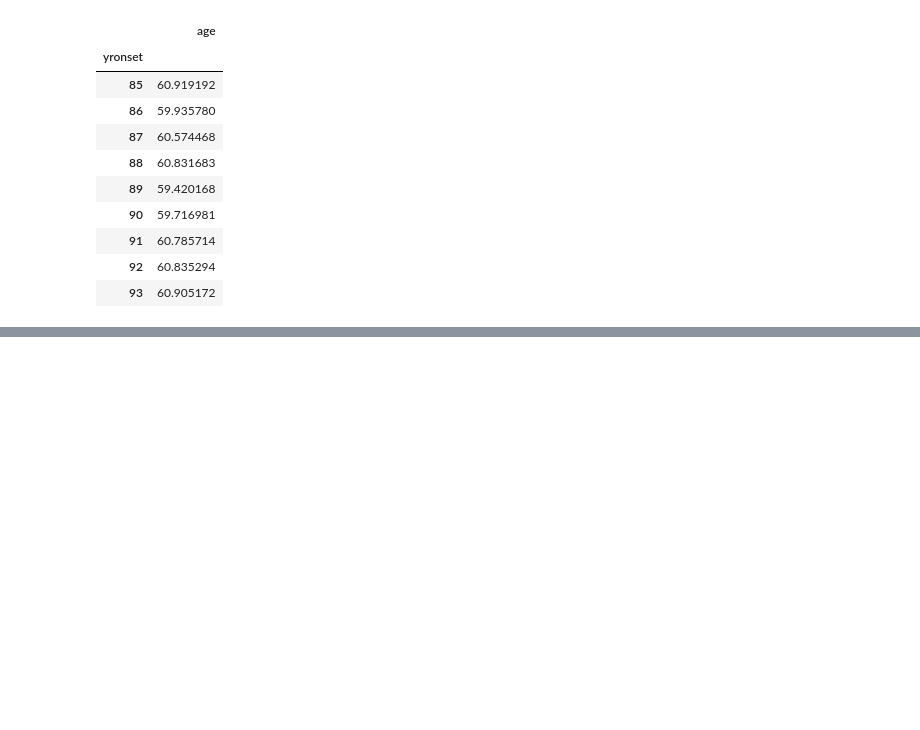
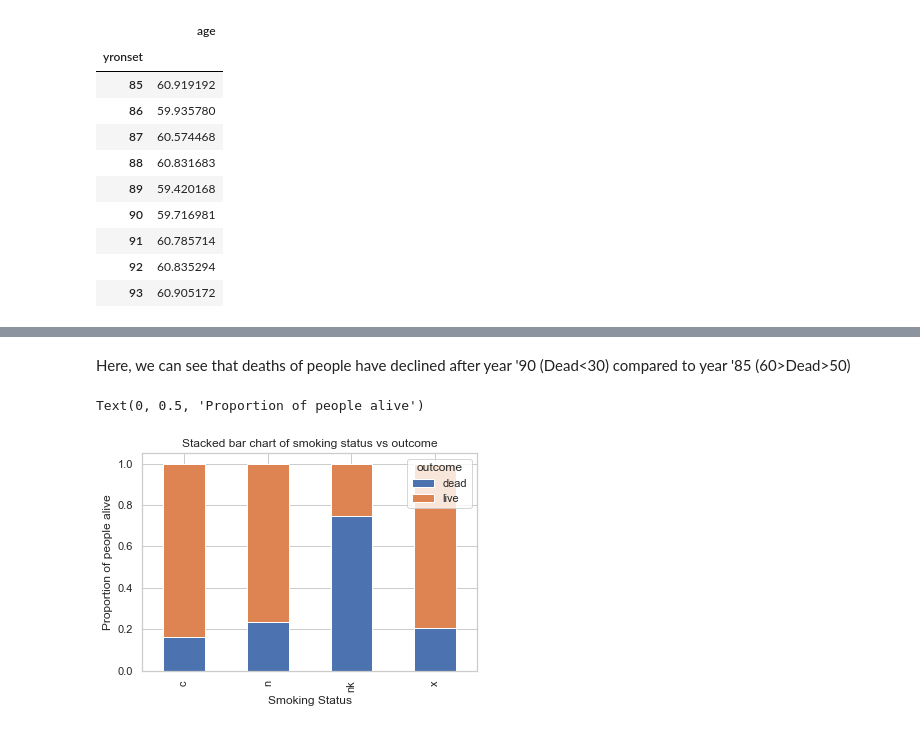
Before and after one commit to yaminijoshi89/Regression_Project, a Jupyter notebook: MIFem.ipynb, the cells around one changed output, grey strips where cells are left out. Saved outputs shown, nothing was run; the diff lists cells and outputs as text; code cells hidden in the pictures; blank space fills up the shorter version.

```diff
--- a/MIFem.ipynb
+++ b/MIFem.ipynb
@@ -111,0 +160,11 @@ data_live.groupby('yronset').mean()
+# %% [markdown]
+Here, we can see that deaths of people have declined after year '90 (Dead<30) compared to year '85 (60>Dead>50)
+# %%
+table = pd.crosstab(data.smstat,data.outcome)
+table.div(table.sum(1).astype(float),axis=0).plot(kind='bar',stacked=True)
+plt.title('Stacked bar chart of smoking status vs outcome')
+plt.xlabel('Smoking Status')
+plt.ylabel('Proportion of people alive')
+# %% [output]
+Text(0, 0.5, 'Proportion of people alive')
+[figure, added]
```
Also changed, not shown: parts of 40 cells of this notebook.
